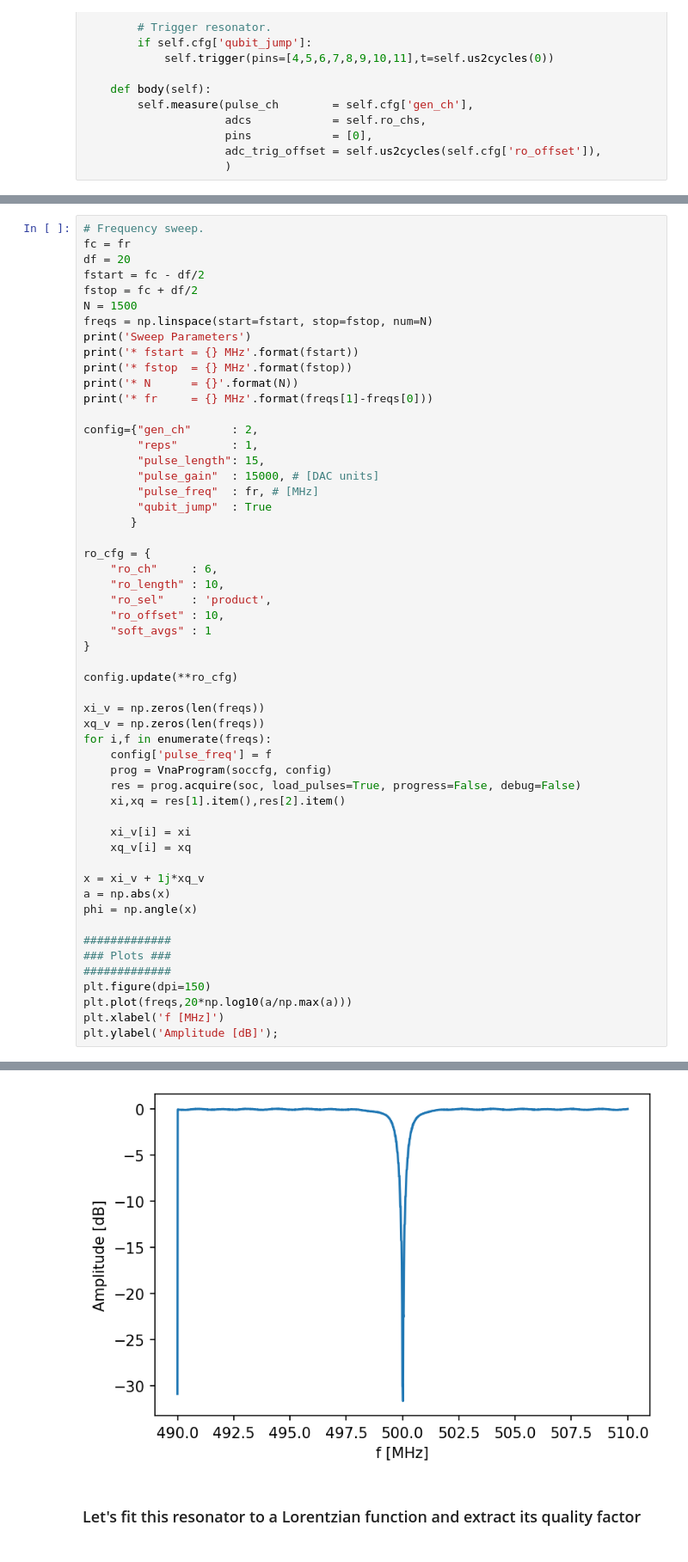
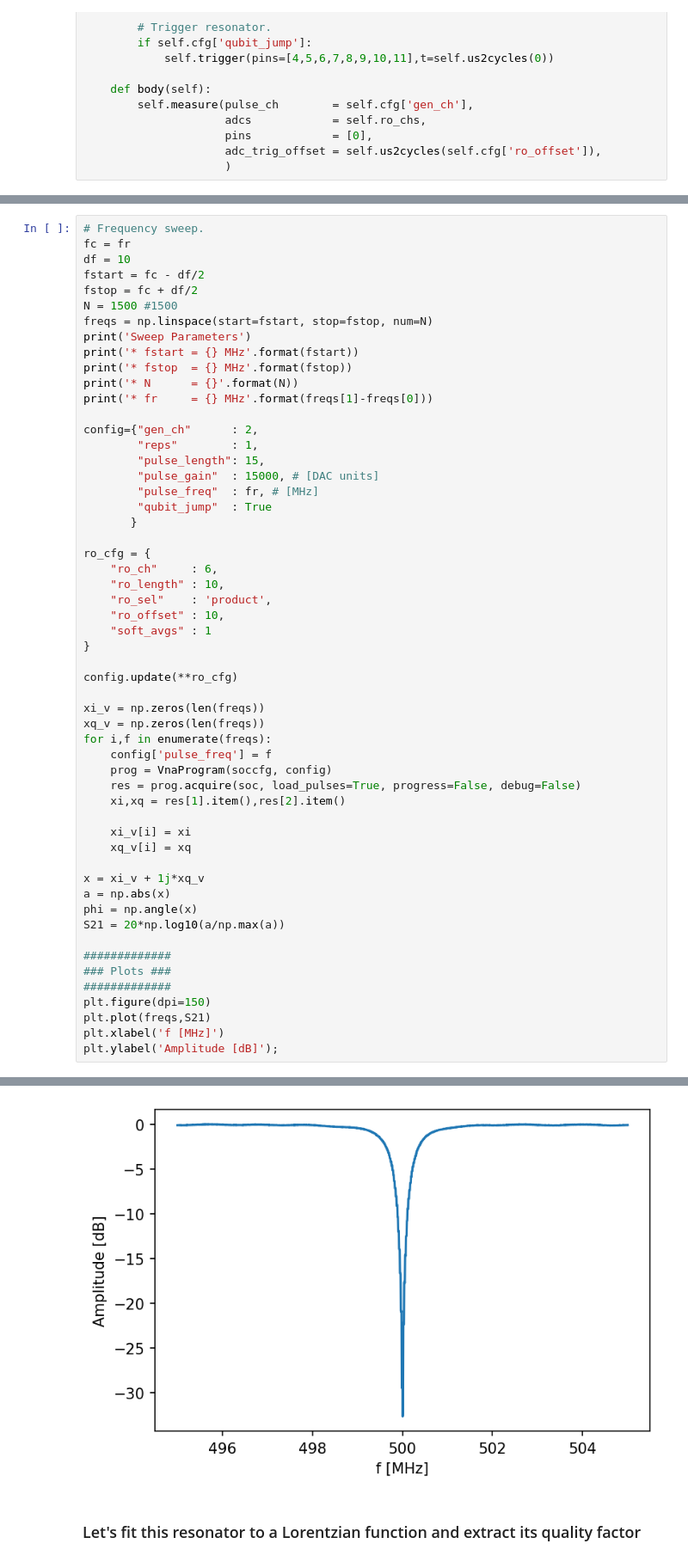
Before and after one commit to openquantumhardware/QIS_SummerSchool_2024, a Jupyter notebook: ZCU216/demos_qce/demos_expt/LabDay2_QubitReadout_LowFidelity.ipynb, the cells around one changed output, grey strips where cells are left out. Shown: that part at 86% size. Saved outputs shown, nothing was run; the diff lists cells and outputs as text.

```diff
--- a/ZCU216/demos_qce/demos_expt/LabDay2_QubitReadout_LowFidelity.ipynb
+++ b/ZCU216/demos_qce/demos_expt/LabDay2_QubitReadout_LowFidelity.ipynb
@@ -149,10 +152,10 @@ By measuring the complex S_21 of the resonator around its resonant frequency, we
 # %%
 # Frequency sweep.
 fc = fr
-df = 20
+df = 10
 fstart = fc - df/2
 fstop = fc + df/2
-N = 1500
+N = 1500 #1500
 freqs = np.linspace(start=fstart, stop=fstop, num=N)
 print('Sweep Parameters')
 print('* fstart = {} MHz'.format(fstart))
@@ -192,12 +195,13 @@ for i,f in enumerate(freqs):
 x = xi_v + 1j*xq_v
 a = np.abs(x)
 phi = np.angle(x)
+S21 = 20*np.log10(a/np.max(a))
 
 #############
 ### Plots ###
 #############
 plt.figure(dpi=150)
-plt.plot(freqs,20*np.log10(a/np.max(a)))
+plt.plot(freqs,S21)
 plt.xlabel('f [MHz]')
 plt.ylabel('Amplitude [dB]');
 # %% [output]
@@ -209,4 +213,4 @@ Sweep Parameters
-[figure, old version]
+[figure, new version]
 # %% [markdown]
 ### Let's fit this resonator to a Lorentzian function and extract its quality factor
 # %%
```
Also changed, not shown: parts of 34 cells of this notebook.
